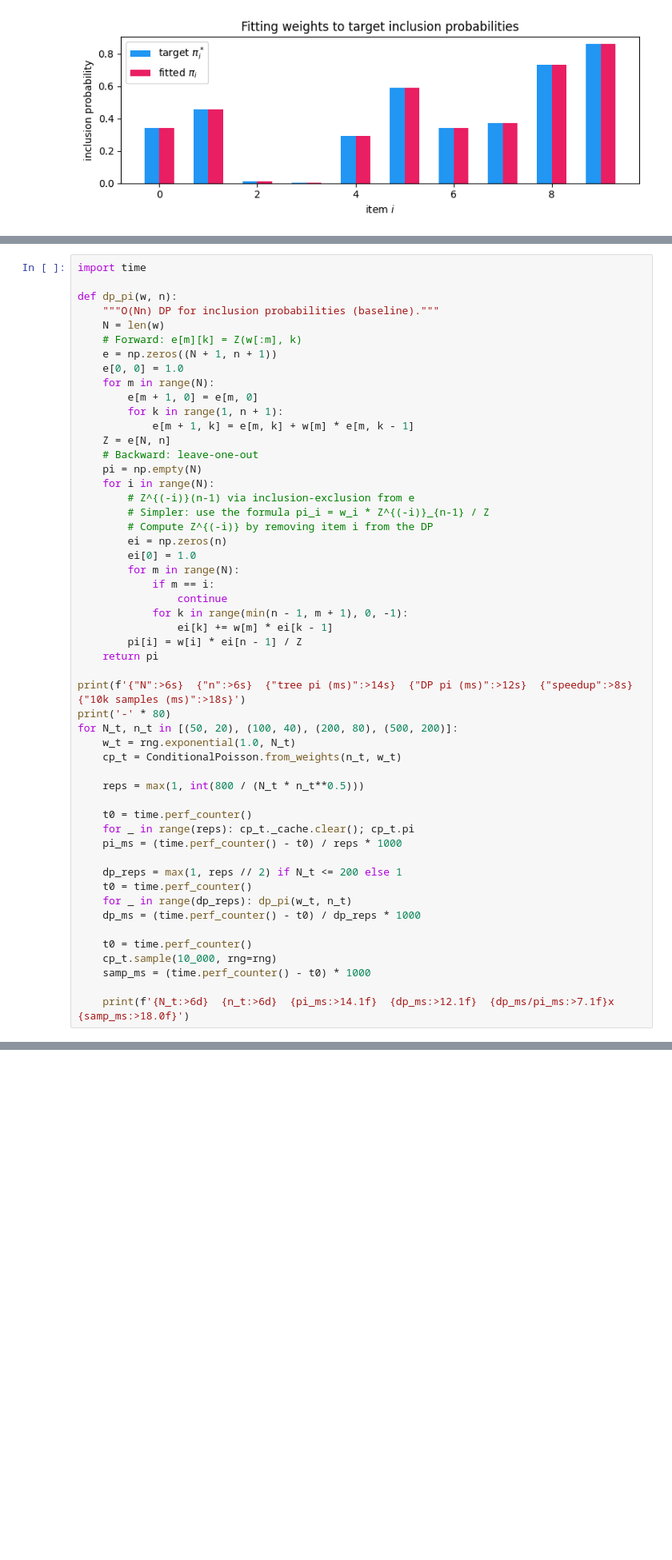
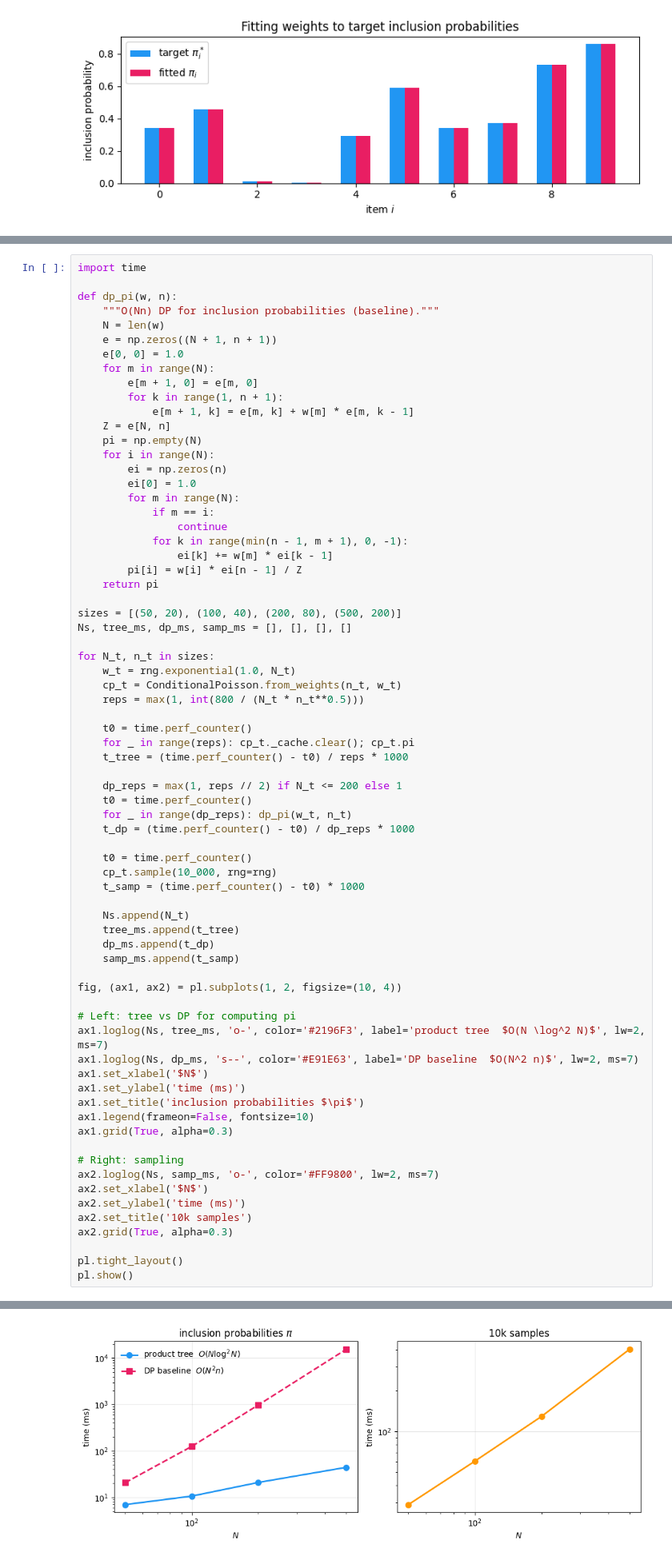
Before and after one commit to timvieira/conditional-poisson-sampling, a Jupyter notebook: content/conditional-poisson-sampling.ipynb, the cells around one changed output, grey strips where cells are left out. Shown at 80% size. Cells and saved outputs as stored; diff of their text form; blank space fills up the shorter version.

```diff
--- a/content/conditional-poisson-sampling.ipynb
+++ b/content/conditional-poisson-sampling.ipynb
@@ -532,7 +587,6 @@ import time
 def dp_pi(w, n):
     """O(Nn) DP for inclusion probabilities (baseline)."""
     N = len(w)
-    # Forward: e[m][k] = Z(w[:m], k)
     e = np.zeros((N + 1, n + 1))
     e[0, 0] = 1.0
     for m in range(N):
@@ -540,12 +594,8 @@ def dp_pi(w, n):
         for k in range(1, n + 1):
             e[m + 1, k] = e[m, k] + w[m] * e[m, k - 1]
     Z = e[N, n]
-    # Backward: leave-one-out
     pi = np.empty(N)
     for i in range(N):
-        # Z^{(-i)}(n-1) via inclusion-exclusion from e
-        # Simpler: use the formula pi_i = w_i * Z^{(-i)}_{n-1} / Z
-        # Compute Z^{(-i)} by removing item i from the DP
         ei = np.zeros(n)
         ei[0] = 1.0
         for m in range(N):
@@ -556,26 +606,50 @@ def dp_pi(w, n):
         pi[i] = w[i] * ei[n - 1] / Z
     return pi
 
-print(f'{"N":>6s}  {"n":>6s}  {"tree pi (ms)":>14s}  {"DP pi (ms)":>12s}  {"speedup":>8s}  {"10k samples (ms)":>18s}')
-print('-' * 80)
-for N_t, n_t in [(50, 20), (100, 40), (200, 80), (500, 200)]:
+sizes = [(50, 20), (100, 40), (200, 80), (500, 200)]
+Ns, tree_ms, dp_ms, samp_ms = [], [], [], []
+
+for N_t, n_t in sizes:
     w_t = rng.exponential(1.0, N_t)
     cp_t = ConditionalPoisson.from_weights(n_t, w_t)
-
     reps = max(1, int(800 / (N_t * n_t**0.5)))
 
     t0 = time.perf_counter()
     for _ in range(reps): cp_t._cache.clear(); cp_t.pi
-    pi_ms = (time.perf_counter() - t0) / reps * 1000
+    t_tree = (time.perf_counter() - t0) / reps * 1000
 
     dp_reps = max(1, reps // 2) if N_t <= 200 else 1
     t0 = time.perf_counter()
     for _ in range(dp_reps): dp_pi(w_t, n_t)
-    dp_ms = (time.perf_counter() - t0) / dp_reps * 1000
+    t_dp = (time.perf_counter() - t0) / dp_reps * 1000
 
     t0 = time.perf_counter()
     cp_t.sample(10_000, rng=rng)
-    samp_ms = (time.perf_counter() - t0) * 1000
+    t_samp = (time.perf_counter() - t0) * 1000
 
-    print(f'{N_t:>6d}  {n_t:>6d}  {pi_ms:>14.1f}  {dp_ms:>12.1f}  {dp_ms/pi_ms:>7.1f}x  {samp_ms:>18.0f}')
+    Ns.append(N_t)
+    tree_ms.append(t_tree)
+    dp_ms.append(t_dp)
+    samp_ms.append(t_samp)
+
+fig, (ax1, ax2) = pl.subplots(1, 2, figsize=(10, 4))
+
+# Left: tree vs DP for computing pi
+ax1.loglog(Ns, tree_ms, 'o-', color='#2196F3', label='product tree  $O(N \log^2 N)$', lw=2, ms=7)
+ax1.loglog(Ns, dp_ms, 's--', color='#E91E63', label='DP baseline  $O(N^2 n)$', lw=2, ms=7)
+ax1.set_xlabel('$N$')
+ax1.set_ylabel('time (ms)')
+ax1.set_title('inclusion probabilities $\pi$')
+ax1.legend(frameon=False, fontsize=10)
+ax1.grid(True, alpha=0.3)
+
+# Right: sampling
+ax2.loglog(Ns, samp_ms, 'o-', color='#FF9800', lw=2, ms=7)
+ax2.set_xlabel('$N$')
+ax2.set_ylabel('time (ms)')
+ax2.set_title('10k samples')
+ax2.grid(True, alpha=0.3)
+
+pl.tight_layout()
+pl.show()
 # %% [output]
@@ -588,3 +656,4 @@ for N_t, n_t in [(50, 20), (100, 40), (200, 80), (500, 200)]:
+[figure, added]
 # %% [markdown]
 ## PyTorch implementation with contour scaling
 
```
Also changed, not shown: parts of 22 cells of this notebook, 1 other file.
